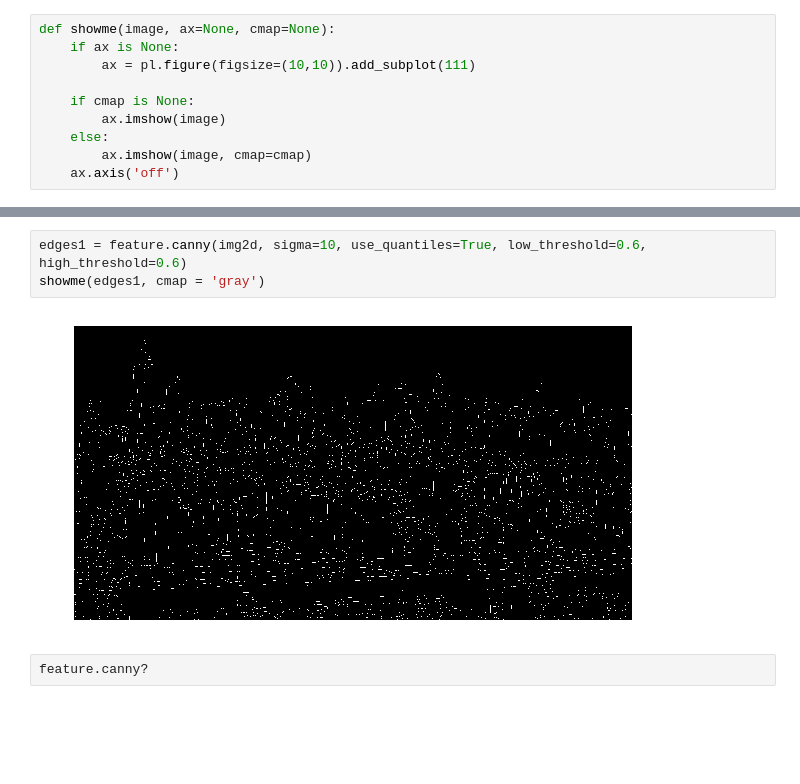
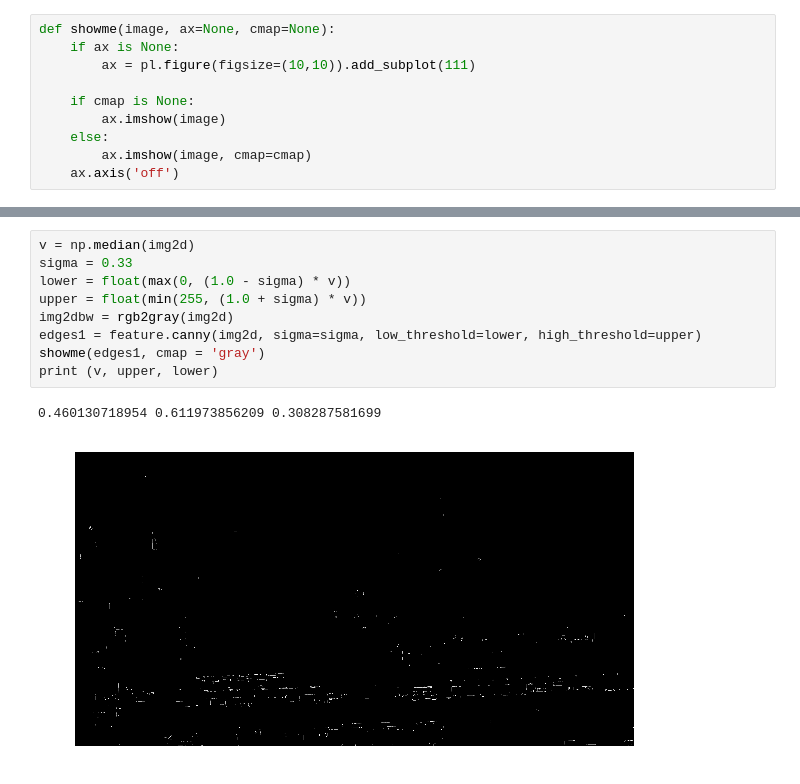
Before and after one commit to gdobler/cuip, a Jupyter notebook: cuip/plumes/IlanImgProc/imgProc1.ipynb, the cells around one changed output, grey strips where cells are left out. Cells and saved outputs as stored; diff of their text form; blank space fills up the shorter version.

```diff
--- a/cuip/plumes/IlanImgProc/imgProc1.ipynb
+++ b/cuip/plumes/IlanImgProc/imgProc1.ipynb
@@ -83,7 +78,12 @@ showme(imgedge, cmap = 'gray')
-# %%
-edges1 = feature.canny(img2d, sigma=10, use_quantiles=True, low_threshold=0.6, high_threshold=0.6)
-showme(edges1, cmap = 'gray')
-# %% [output]
-[figure, removed]
-# %%
-feature.canny?
+# %%
+v = np.median(img2d)
+sigma = 0.33
+lower = float(max(0, (1.0 - sigma) * v))
+upper = float(min(255, (1.0 + sigma) * v))
+img2dbw = rgb2gray(img2d)
+edges1 = feature.canny(img2d, sigma=sigma, low_threshold=lower, high_threshold=upper)
+showme(edges1, cmap = 'gray')
+print (v, upper, lower)
+# %% [output]
+0.460130718954 0.611973856209 0.308287581699
+[figure, added]
```
Also changed, not shown: parts of 14 cells of this notebook, 2 other files.
